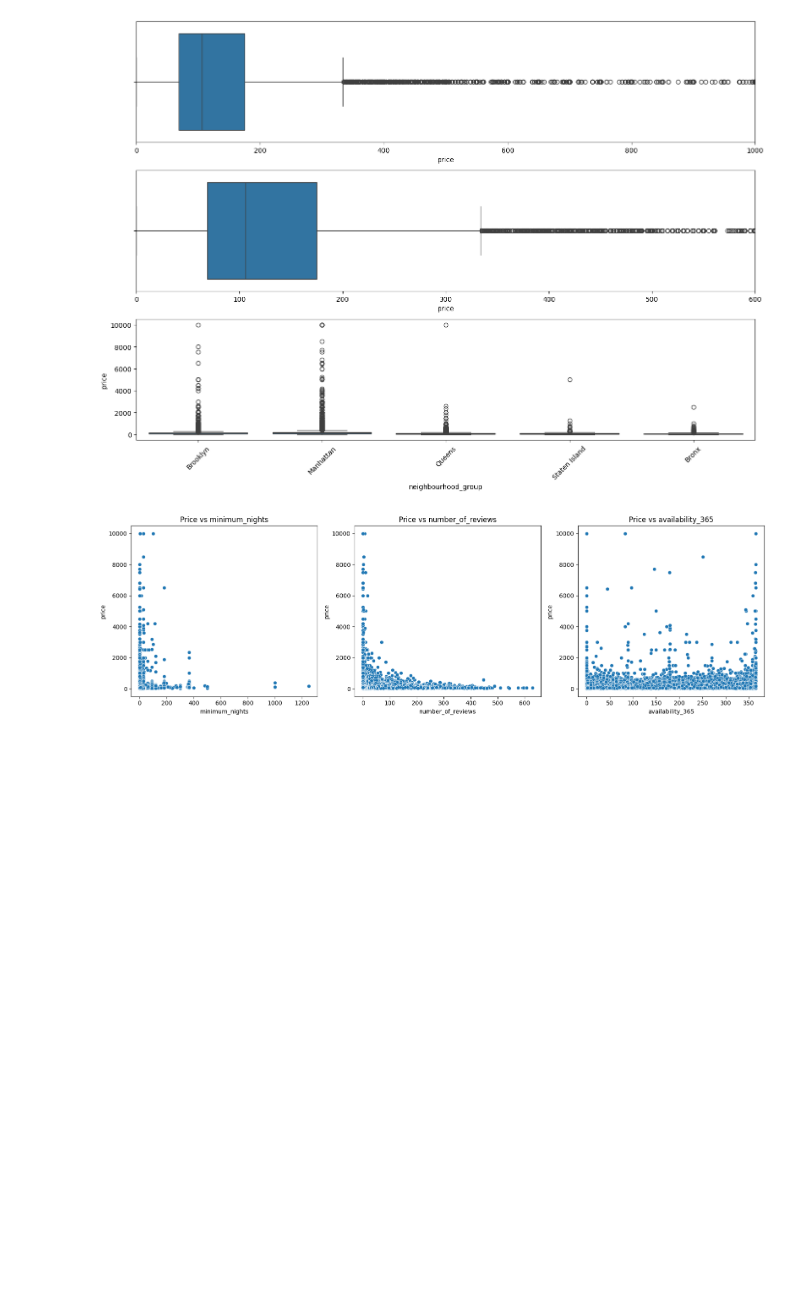
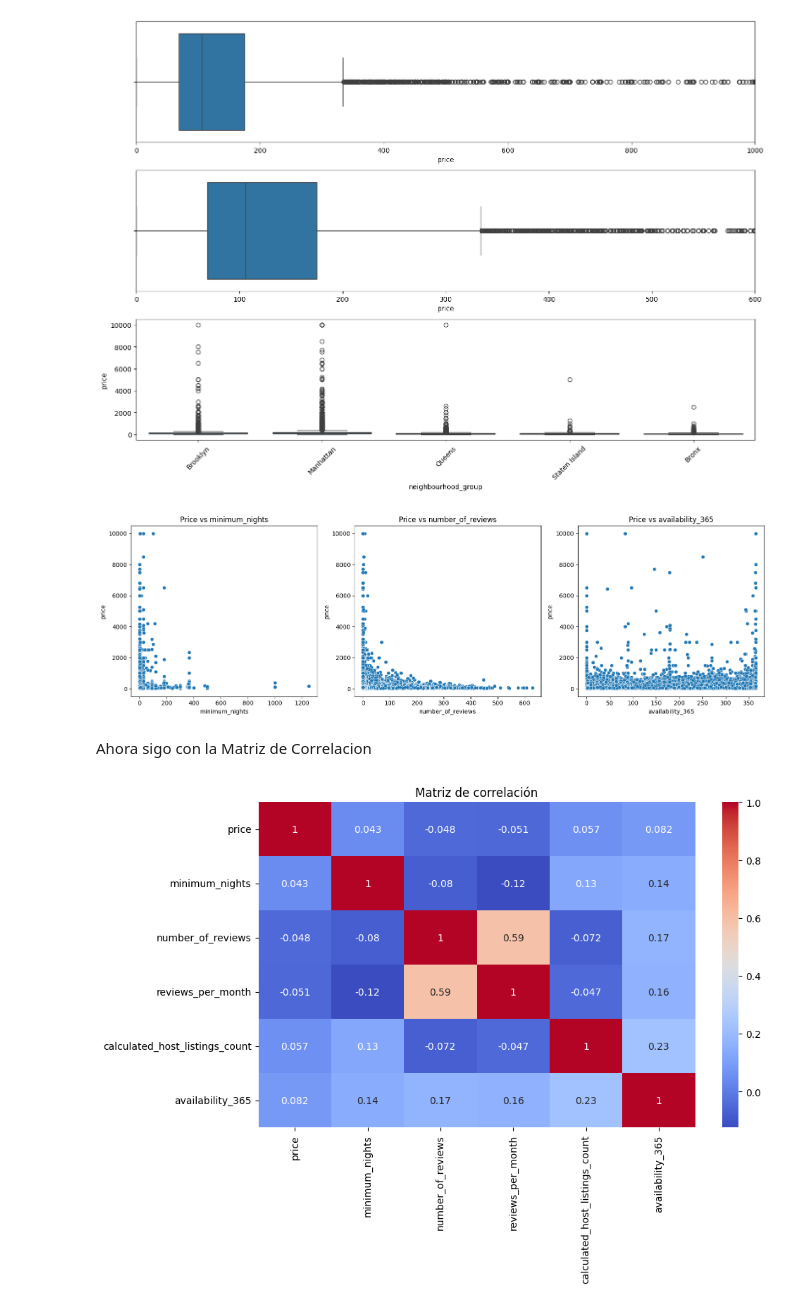
Before and after one commit to 4GeeksAcademy/JESE-MACHINE-LEARNING-PYTHON_1, a Jupyter notebook: src/explore.ipynb, the cells around one changed output. Cells and saved outputs as stored; diff of their text form; code cells hidden in the pictures; blank space fills up the shorter version.

```diff
--- a/src/explore.ipynb
+++ b/src/explore.ipynb
@@ -210,0 +215,6 @@ sns.heatmap(df.isna())
+# %%
+df["reviews_per_month"] = df["reviews_per_month"].fillna(0)
+df["last_review"] = df["last_review"].fillna("No reviews")
+#------------------
+df.drop("last_review", axis=1, inplace=True)
+df.head()
@@ -242,3 +261,14 @@ plt.tight_layout()
 plt.show()
 # %% [output]
 [figure]
+# %% [markdown]
+Ahora sigo con la Matriz de Correlacion
+# %%
+num_df = df.select_dtypes(include=['number'])
+
+plt.figure(figsize=(10, 6))
+sns.heatmap(num_df.corr(), annot=True, cmap="coolwarm")
+plt.title("Matriz de correlación")
+plt.show()
+# %% [output]
+[figure, added]
```
Also changed, not shown: parts of 5 cells of this notebook.
